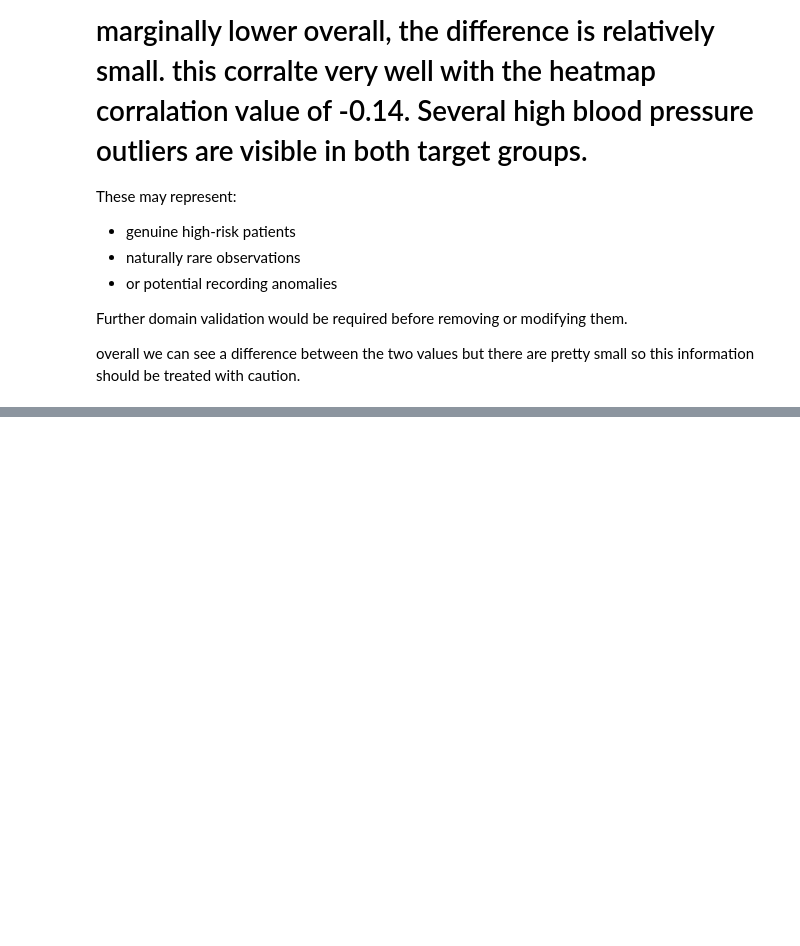
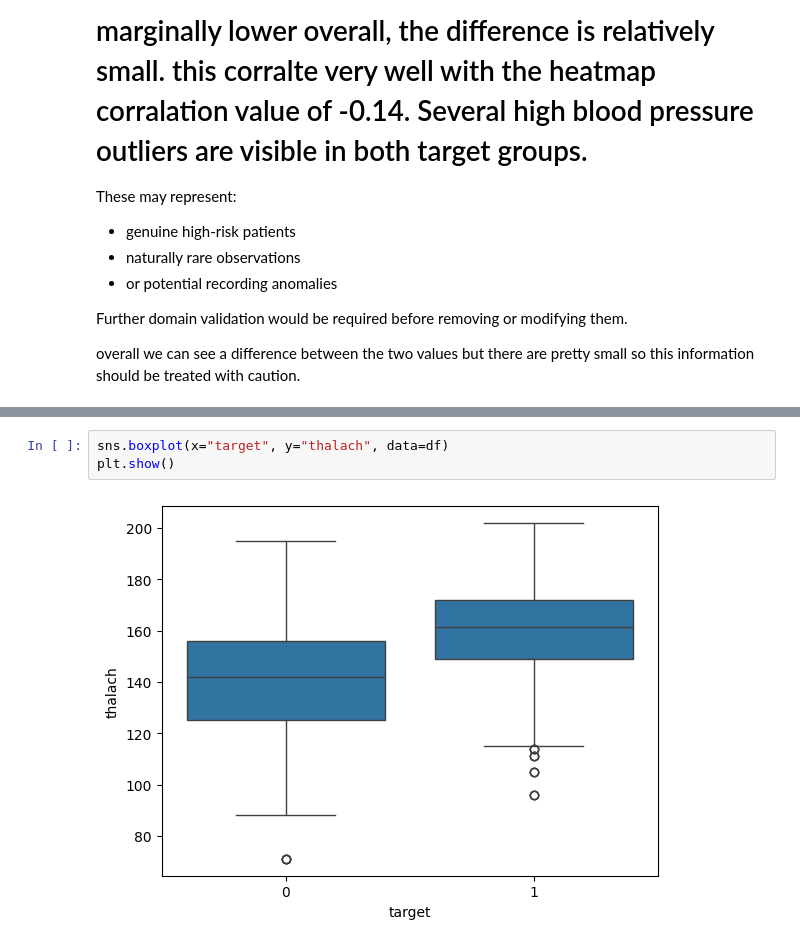
Before and after one commit to Wassiemkahlawi/heart-disease-ml-analysis, a Jupyter notebook: notebooks/01_eda.ipynb, the cells around one changed output, grey strips where cells are left out. Saved outputs shown, nothing was run; the diff lists cells and outputs as text; blank space fills up the shorter version.

Commit message:
Established a hypothesis on the thalach variable and set up a boxplot for further investigations

```diff
--- a/notebooks/01_eda.ipynb
+++ b/notebooks/01_eda.ipynb
@@ -247,0 +274,5 @@ overall we can see a difference between the two values but there are pretty smal
+# %%
+sns.boxplot(x="target", y="thalach", data=df)
+plt.show()
+# %% [output]
+[figure, added]
```
Also changed, not shown: parts of 4 cells of this notebook.
